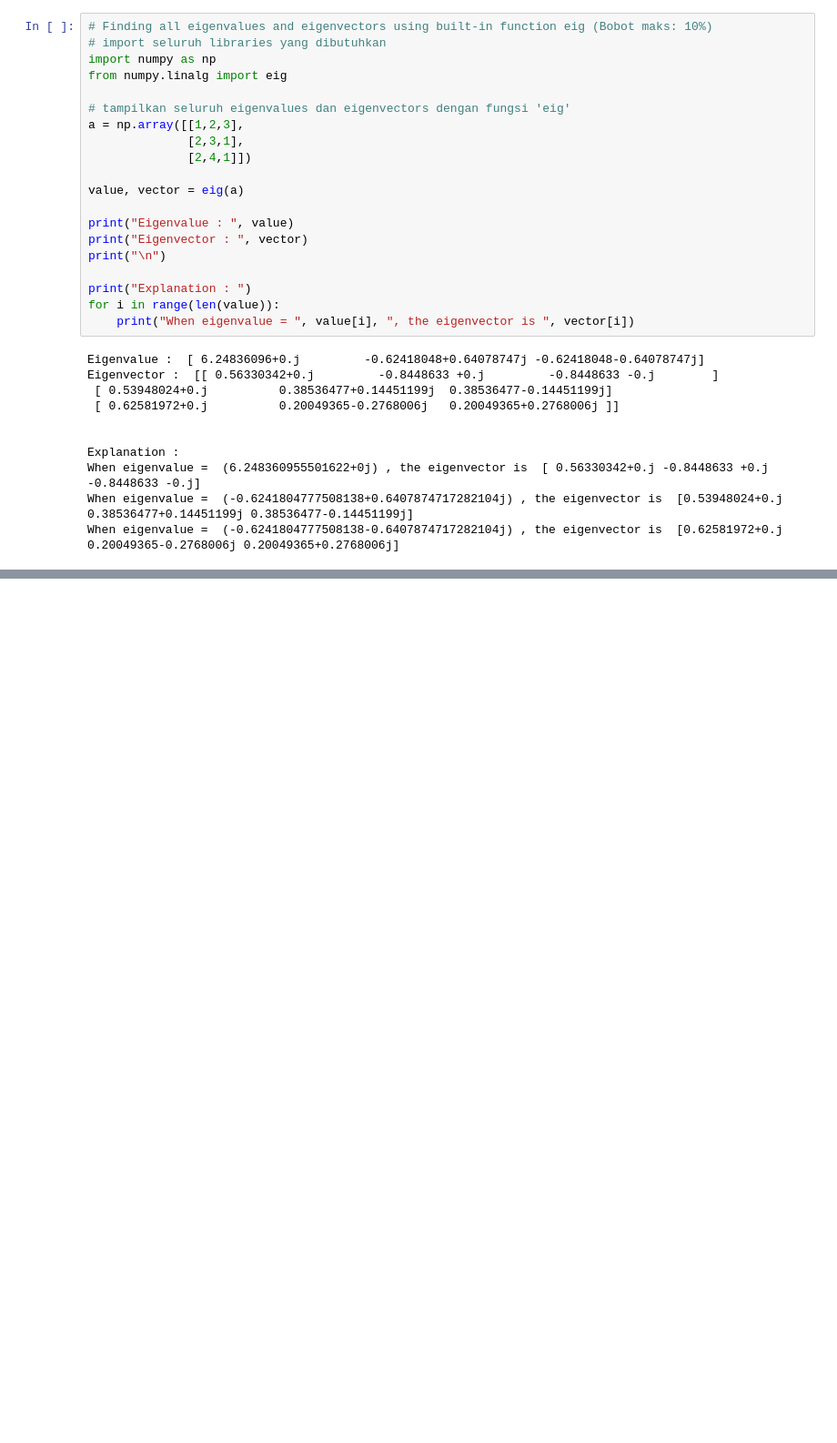
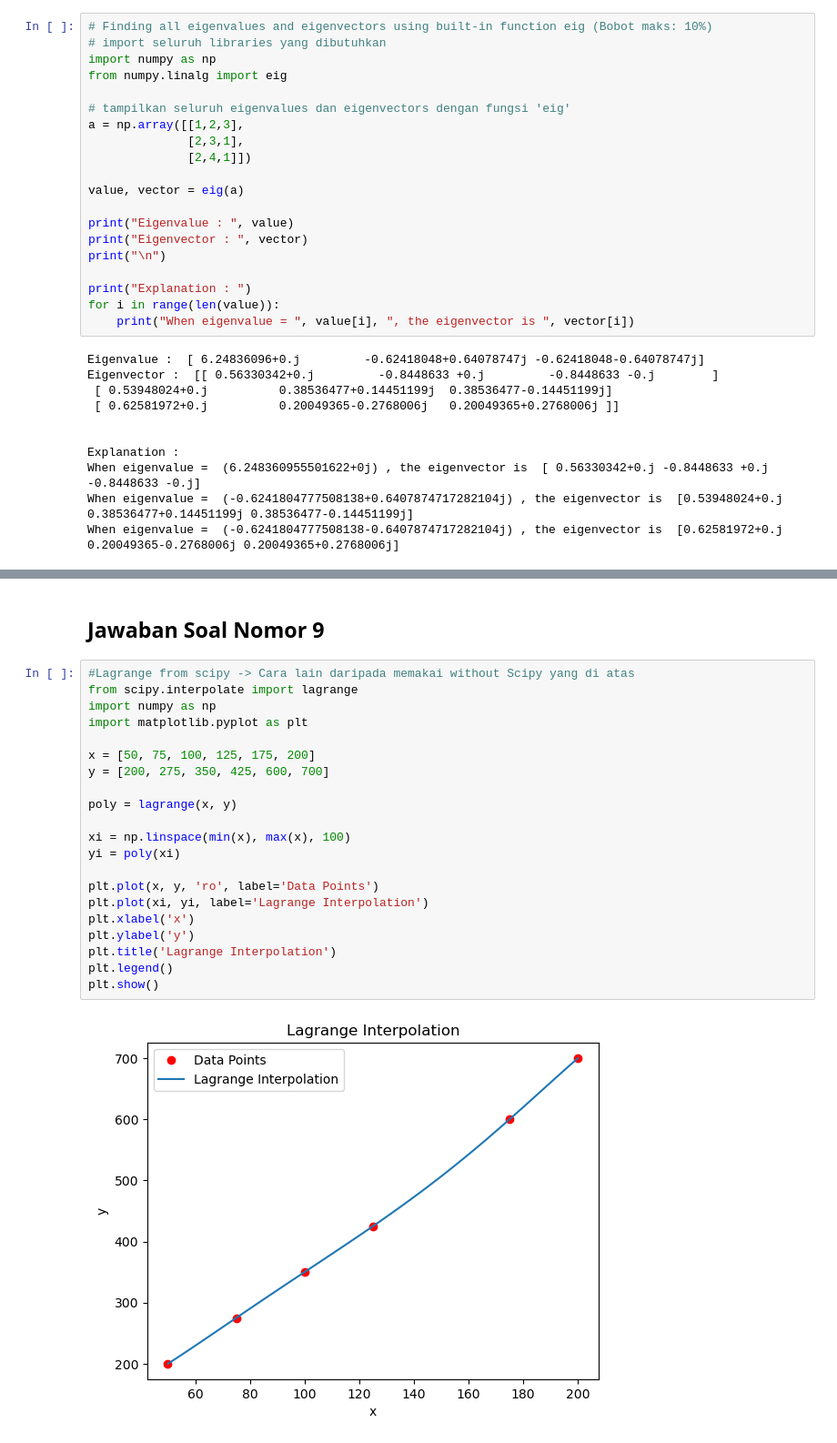
Before and after one commit to Jacksonciek/cursor-numerical-analysis-uts, a Jupyter notebook: Contoh Soal/Jawaban Kisi-kisi.ipynb, the cells around one changed output, grey strips where cells are left out. Shown at 91% size. Saved outputs shown, nothing was run; the diff lists cells and outputs as text; blank space fills up the shorter version.

```diff
--- a/Contoh Soal/Jawaban Kisi-kisi.ipynb
+++ b/Contoh Soal/Jawaban Kisi-kisi.ipynb
@@ -138,0 +328,25 @@ When eigenvalue =  (-0.6241804777508138-0.6407874717282104j) , the eigenvector i
+# %% [markdown]
+## Jawaban Soal Nomor 9
+# %%
+#Lagrange from scipy -> Cara lain daripada memakai without Scipy yang di atas
+from scipy.interpolate import lagrange
+import numpy as np
+import matplotlib.pyplot as plt
+
+x = [50, 75, 100, 125, 175, 200]
+y = [200, 275, 350, 425, 600, 700]
+
+poly = lagrange(x, y)
+
+xi = np.linspace(min(x), max(x), 100)
+yi = poly(xi)
+
+plt.plot(x, y, 'ro', label='Data Points')
+plt.plot(xi, yi, label='Lagrange Interpolation')
+plt.xlabel('x')
+plt.ylabel('y')
+plt.title('Lagrange Interpolation')
+plt.legend()
+plt.show()
+# %% [output]
+[figure, added]
```
Also changed, not shown: parts of 14 cells of this notebook, 7 other files.
